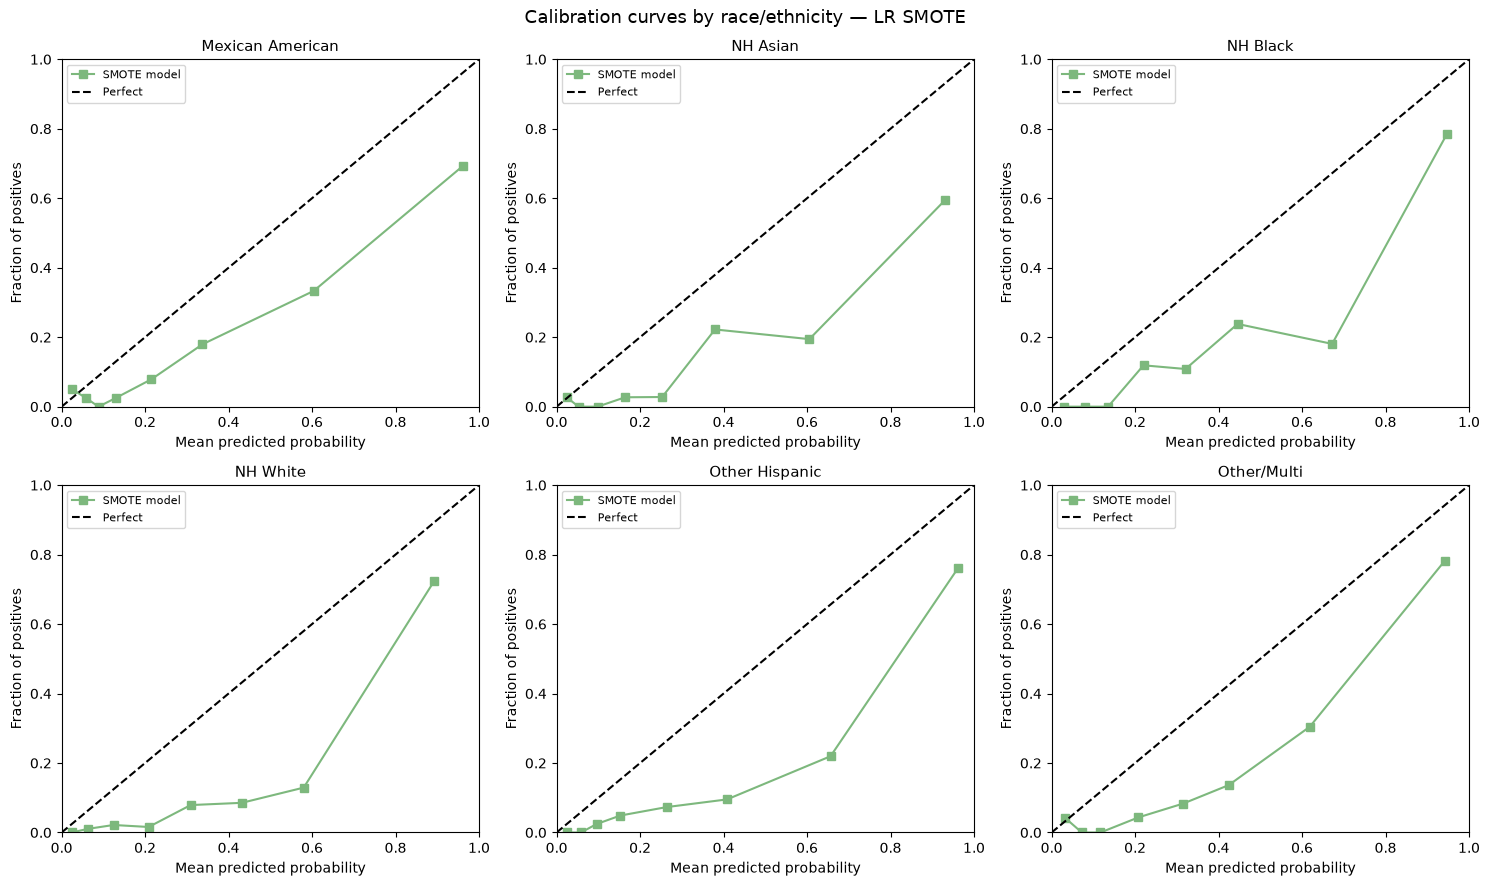
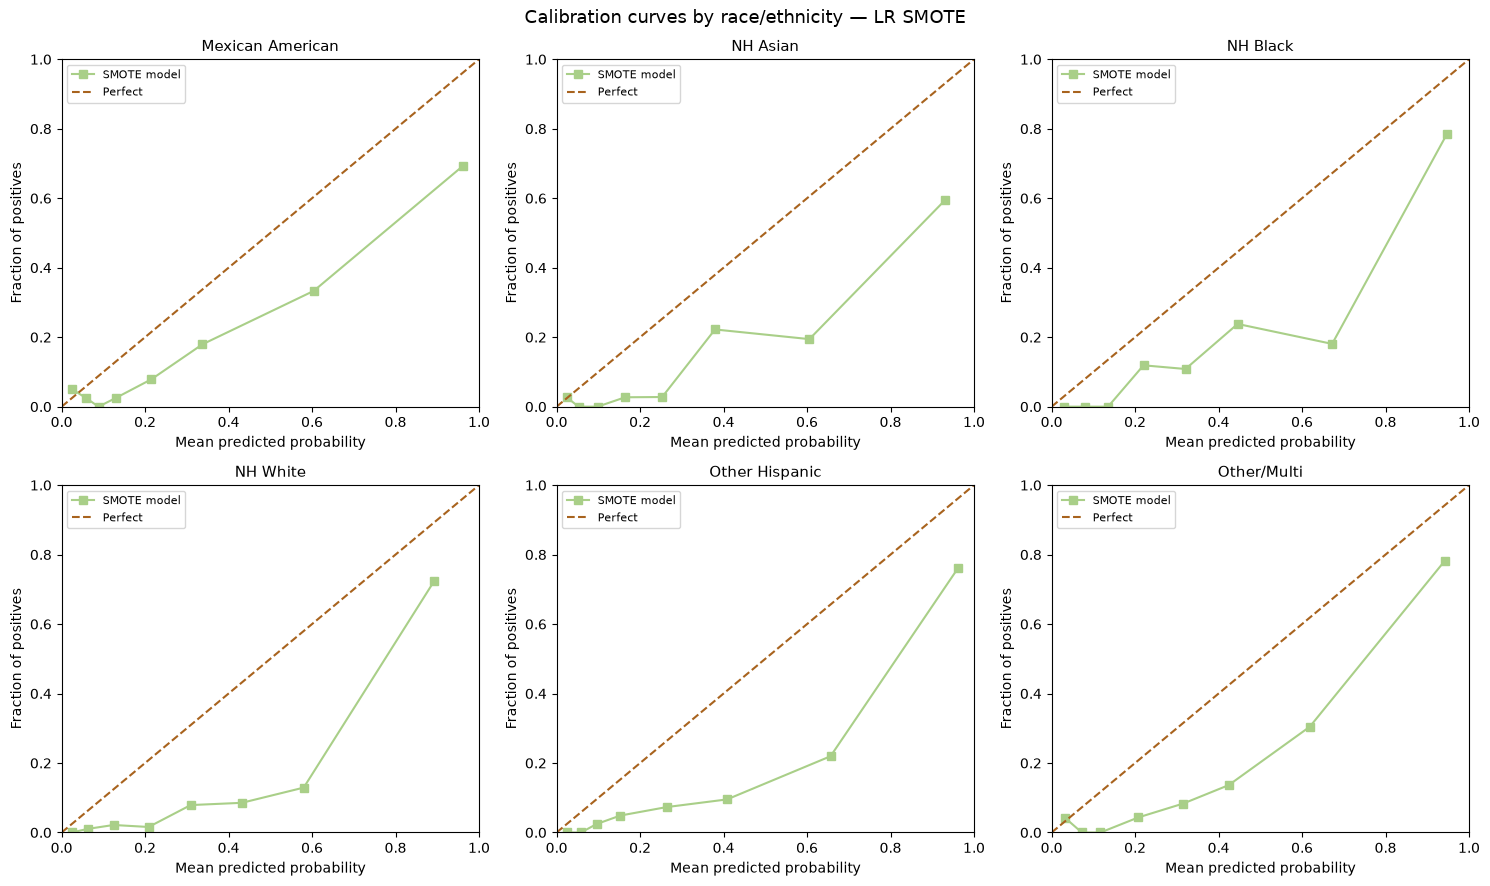
Code edit (unified diff) that turned the first committed figure into the second:
--- before
+++ after
@@ -10,6 +10,6 @@
     fraction_pos, mean_pred = calibration_curve(y_grp, proba, n_bins=8, strategy='quantile')
 
-    axes[i].plot(mean_pred, fraction_pos, 's-', color='#7DB87D', label='SMOTE model')
-    axes[i].plot([0, 1], [0, 1], 'k--', label='Perfect')
+    axes[i].plot(mean_pred, fraction_pos, 's-', color=PALETTE[4], label='SMOTE model')
+    axes[i].plot([0, 1], [0, 1], linestyle='--', color=PALETTE[3], label='Perfect')
     axes[i].set_title(group_label, fontsize=11)
     axes[i].set_xlabel('Mean predicted probability')

Commit: Added a colour palette